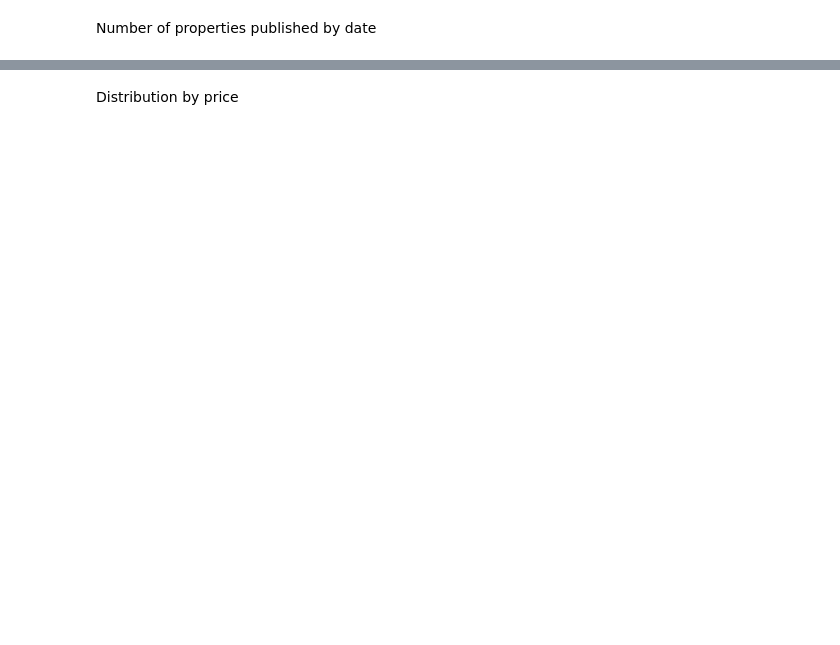
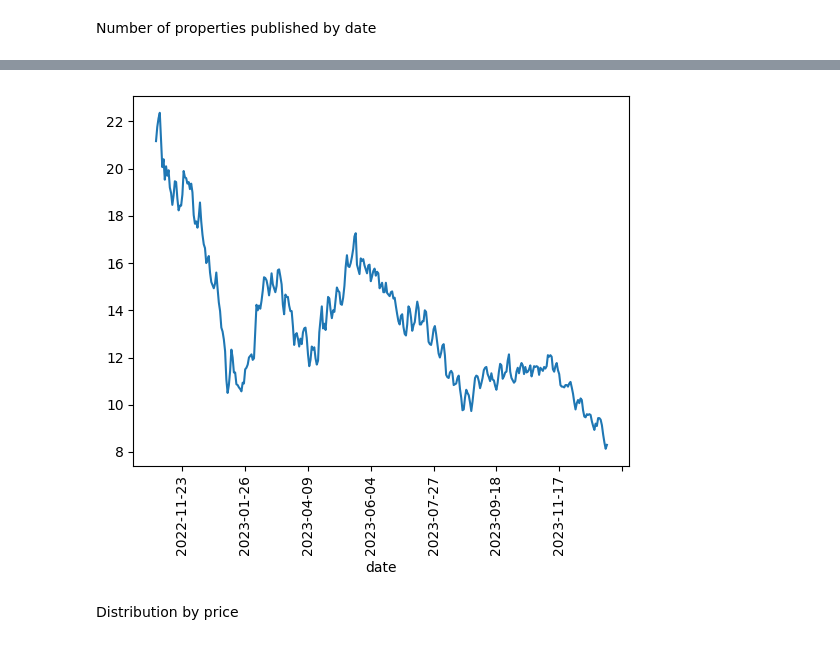
Before and after one commit to ManuelJua/analysis_right_to_move_data, a Jupyter notebook: analysis/analysis.ipynb, the cells around one changed output, grey strips where cells are left out. Cells and saved outputs as stored; diff of their text form; code cells hidden in the pictures; blank space fills up the shorter version.

```diff
--- a/analysis/analysis.ipynb
+++ b/analysis/analysis.ipynb
@@ -110,9 +151,10 @@ plt.show()
 # %%
-prop_per_day=df['date'].value_counts().sort_index().plot()
 #Filtering days with high number of properties due to previous missing files
-# prop_per_date[prop_per_date<50].sort_index().rolling(30).mean().plot()
+prop_per_date[prop_per_date<50].sort_index().rolling(30).mean().plot()
 plt.xticks(rotation=90)
 plt.show()
+# %% [output]
+[figure, added]
 # %% [markdown]
 Distribution by price
 # %%
```
Also changed, not shown: parts of 23 cells of this notebook, 4 other files.
